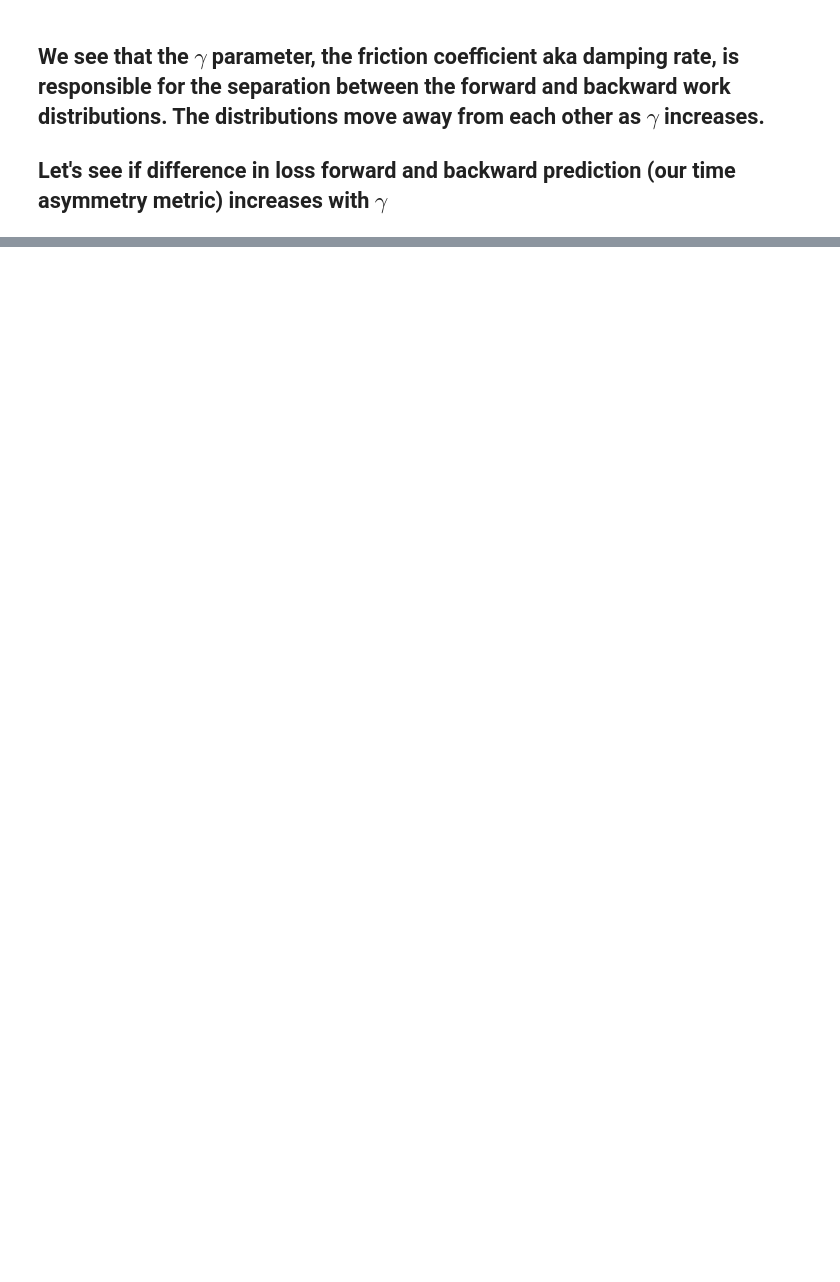
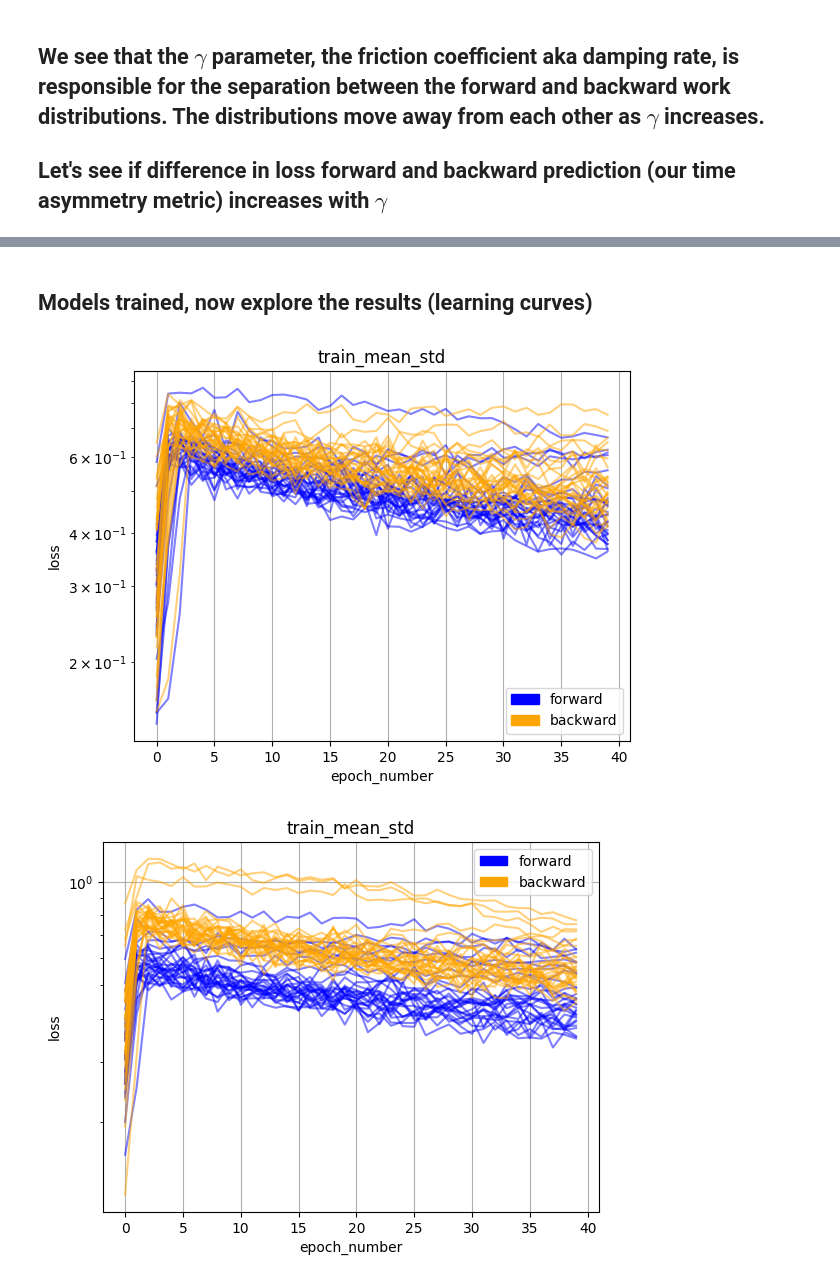
Before and after one commit to mathymess/reversibility-of-processes, a Jupyter notebook: brownian_parametrize_work_distributions.ipynb, the cells around one changed output, grey strips where cells are left out. Drawn from its saved outputs; the diff is of its cells as text; code cells hidden in the pictures; blank space fills up the shorter version.

Commit message:
Plot results in brownian_parametrize_work_distributions.ipynb

```diff
--- a/brownian_parametrize_work_distributions.ipynb
+++ b/brownian_parametrize_work_distributions.ipynb
@@ -67,0 +91,10 @@ for gamma in gamma_grid:
+# %% [markdown]
+## Models trained, now explore the results (learning curves)
+# %%
+for gamma in gamma_grid:
+    save_dir_prefix = get_save_dir_prefix(gamma)
+    l = load_learning_curves(save_dir_prefix, num_runs=30, alt_metric="train_mean_std")
+    l.plot_learning_curves()
+# %% [output]
+[figure, added]
+[figure, added]
```
Also changed, not shown: parts of 6 cells of this notebook.
